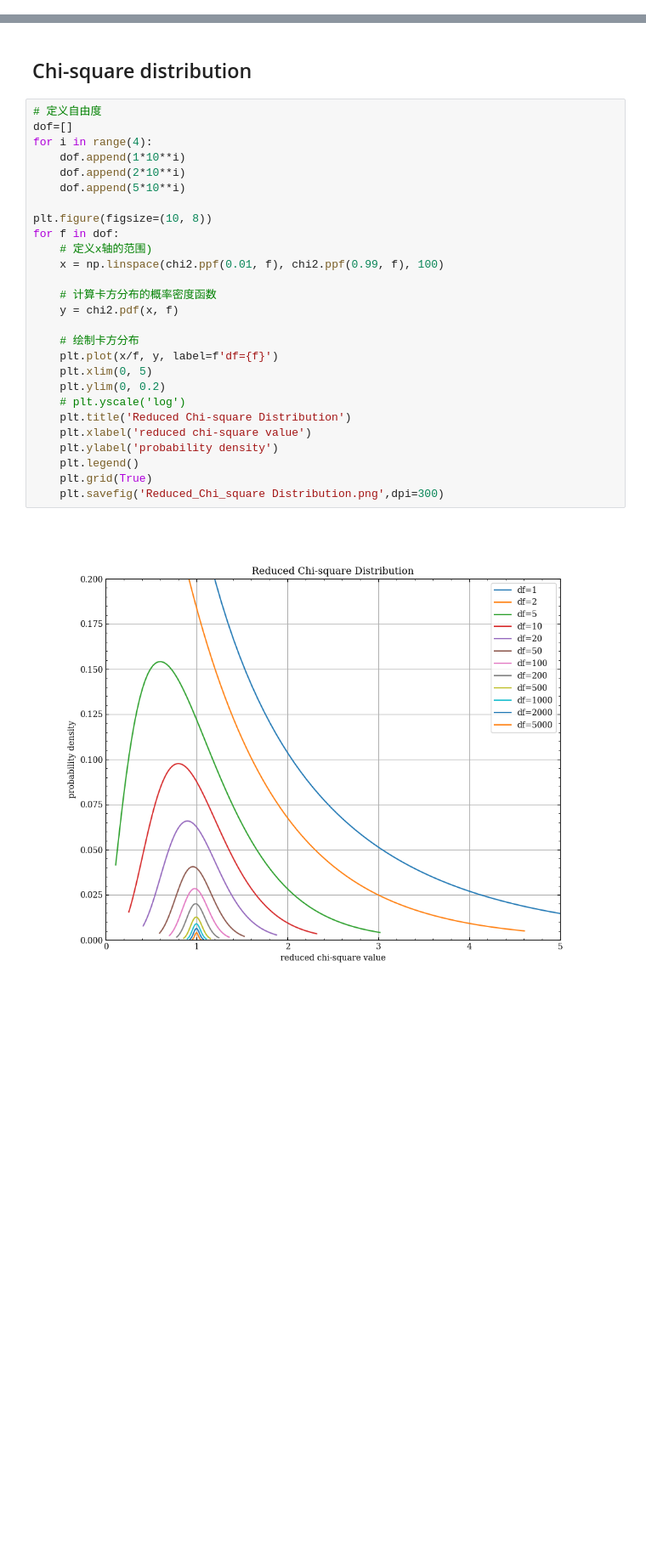
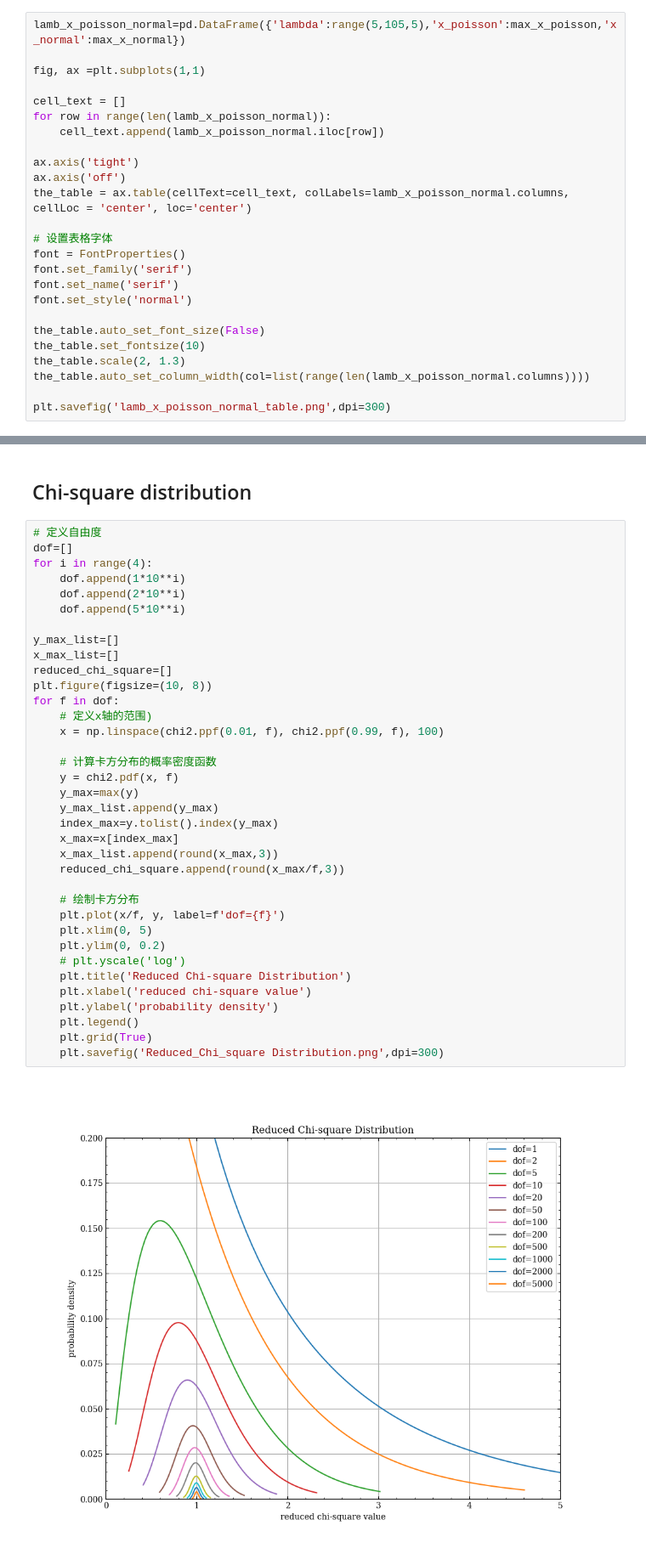
Before and after one commit to joeyeoj/Codes, a Jupyter notebook: Chandra/Chi-square/chi-square.ipynb, the cells around one changed output, grey strips where cells are left out. Shown at 85% size. Saved outputs shown, nothing was run; the diff lists cells and outputs as text; blank space fills up the shorter version.

```diff
--- a/Chandra/Chi-square/chi-square.ipynb
+++ b/Chandra/Chi-square/chi-square.ipynb
@@ -168,0 +157,25 @@ plt.savefig('lamb_probability_table.png',dpi=300)
+# %%
+lamb_x_poisson_normal=pd.DataFrame({'lambda':range(5,105,5),'x_poisson':max_x_poisson,'x_normal':max_x_normal})
+
+fig, ax =plt.subplots(1,1)
+
+cell_text = []
+for row in range(len(lamb_x_poisson_normal)):
+    cell_text.append(lamb_x_poisson_normal.iloc[row])
+
+ax.axis('tight')
+ax.axis('off')
+the_table = ax.table(cellText=cell_text, colLabels=lamb_x_poisson_normal.columns, cellLoc = 'center', loc='center')
+
+# 设置表格字体
+font = FontProperties()
+font.set_family('serif')
+font.set_name('serif')
+font.set_style('normal')
+
+the_table.auto_set_font_size(False)
+the_table.set_fontsize(10)
+the_table.scale(2, 1.3)
+the_table.auto_set_column_width(col=list(range(len(lamb_x_poisson_normal.columns))))
+
+plt.savefig('lamb_x_poisson_normal_table.png',dpi=300)
@@ -171,29 +186,38 @@ plt.savefig('lamb_probability_table.png',dpi=300)
 # %%
 # 定义自由度
 dof=[]
 for i in range(4):
     dof.append(1*10**i)
     dof.append(2*10**i)
     dof.append(5*10**i)
 
+y_max_list=[]
+x_max_list=[]
+reduced_chi_square=[]
 plt.figure(figsize=(10, 8))
 for f in dof:
     # 定义x轴的范围)
     x = np.linspace(chi2.ppf(0.01, f), chi2.ppf(0.99, f), 100)
 
     # 计算卡方分布的概率密度函数
     y = chi2.pdf(x, f)
+    y_max=max(y)
+    y_max_list.append(y_max)
+    index_max=y.tolist().index(y_max)
+    x_max=x[index_max]
+    x_max_list.append(round(x_max,3))
+    reduced_chi_square.append(round(x_max/f,3))
 
     # 绘制卡方分布
-    plt.plot(x/f, y, label=f'df={f}')
+    plt.plot(x/f, y, label=f'dof={f}')
     plt.xlim(0, 5)
     plt.ylim(0, 0.2)
     # plt.yscale('log')
     plt.title('Reduced Chi-square Distribution')
     plt.xlabel('reduced chi-square value')
     plt.ylabel('probability density')
     plt.legend()
     plt.grid(True)
     plt.savefig('Reduced_Chi_square Distribution.png',dpi=300)
 # %% [output]
-[figure, old version]
+[figure, new version]
```
Also changed, not shown: parts of 5 cells of this notebook, 8 other files.
